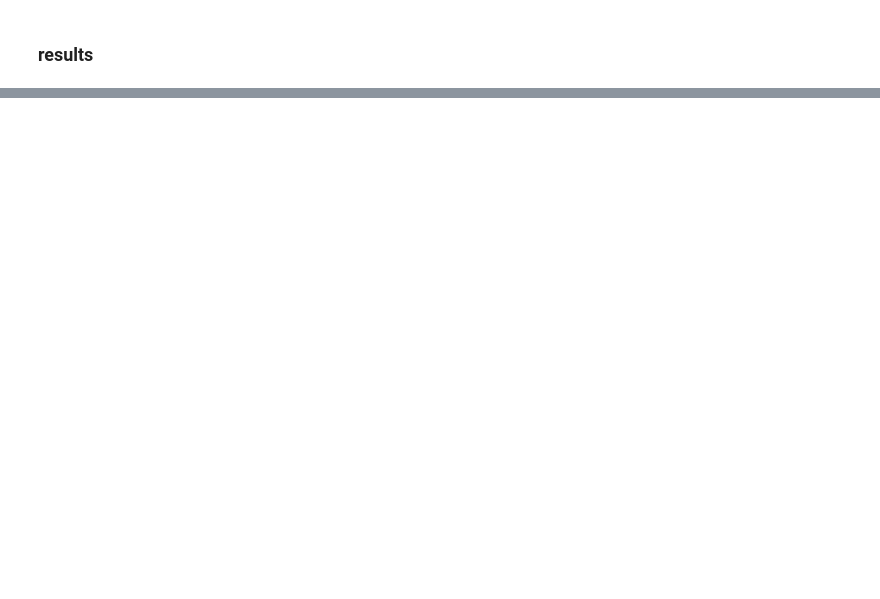
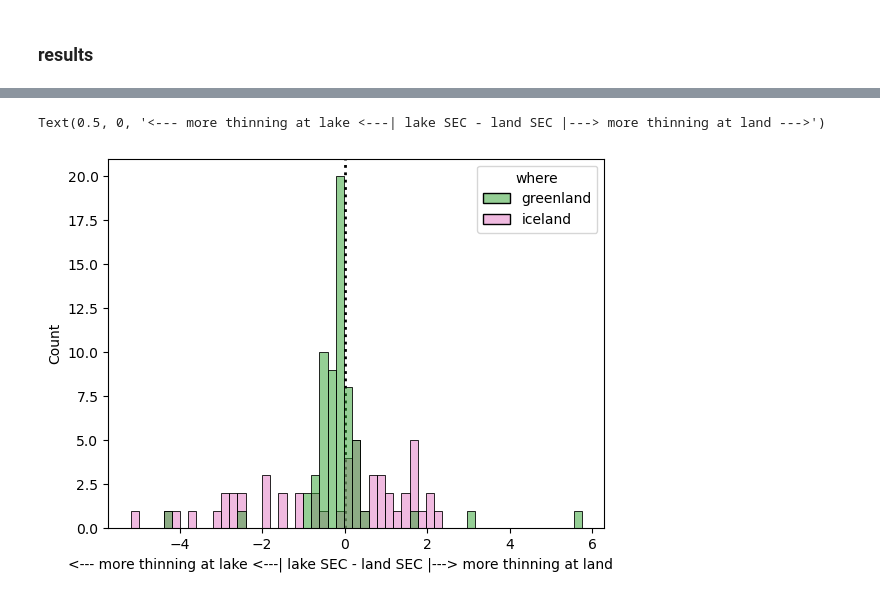
Before and after one commit to tlohde/lake-terminating-glaciers, a Jupyter notebook: src/jan25Update.ipynb, the cells around one changed output, grey strips where cells are left out. Cells and saved outputs as stored; diff of their text form; code cells hidden in the pictures; blank space fills up the shorter version.

```diff
--- a/src/jan25Update.ipynb
+++ b/src/jan25Update.ipynb
@@ -168,0 +353,29 @@ the site with the fewest/most DEMs used 2/148. mean/median: 48/36
+# %%
+samples['z_bins'] = pd.cut(samples['z_median'], np.arange(-50,2000,20))
+samples['mid_bin'] = samples['z_bins'].apply(lambda x: int(x.mid))
+
+lower = lambda x: np.quantile(x, 0.25)
+upper = lambda x: np.quantile(x, 0.75)
+
+slope_by_z = samples.groupby(['where', 'lake_land', 'mid_bin'],
+                             observed=True)['slope'].agg([lower,
+                                                          upper,
+                                                          'median']).reset_index()
+lake_land_df = pd.merge(
+    slope_by_z.loc[slope_by_z['lake_land']=='land'].rename(columns={'<lambda_0>':'land_lower',
+                                                                    '<lambda_1>':'land_upper',
+                                                                    'median': 'land_median'}),
+    slope_by_z.loc[slope_by_z['lake_land']=='lake'].rename(columns={'<lambda_0>':'lake_lower',
+                                                                    '<lambda_1>':'lake_upper',
+                                                                    'median': 'lake_median'}),
+    left_on=['where', 'mid_bin'],
+    right_on=['where', 'mid_bin']
+    )
+
+## nonsense for errorbars
+lake_land_df['land_low_err'] = lake_land_df['land_median'] - lake_land_df['land_lower']
+lake_land_df['land_up_err'] = lake_land_df['land_upper'] - lake_land_df['land_median']
+
+
+lake_land_df['lake_low_err'] = lake_land_df['lake_median'] - lake_land_df['lake_lower']
+lake_land_df['lake_up_err'] = lake_land_df['lake_upper'] - lake_land_df['lake_median']
@@ -168,0 +439,16 @@ the site with the fewest/most DEMs used 2/148. mean/median: 48/36
+# %%
+lake_land_df['diff_lake_sub_land'] = lake_land_df['lake_median'] - lake_land_df['land_median']
+
+ax = sns.histplot(data=lake_land_df,
+                 x='diff_lake_sub_land',
+                 hue='where',
+                 palette=['tab:green', 'tab:pink'],
+                 binwidth=0.2
+                 )
+
+ax.axvline(0, c='k', zorder=0, lw=2, ls=':')
+
+ax.set_xlabel('<--- more thinning at lake <---| lake SEC - land SEC |---> more thinning at land --->')
+# %% [output]
+Text(0.5, 0, '<--- more thinning at lake <---| lake SEC - land SEC |---> more thinning at land --->')
+[figure, added]
```
Also changed, not shown: parts of 10 cells of this notebook, 1 other file.
